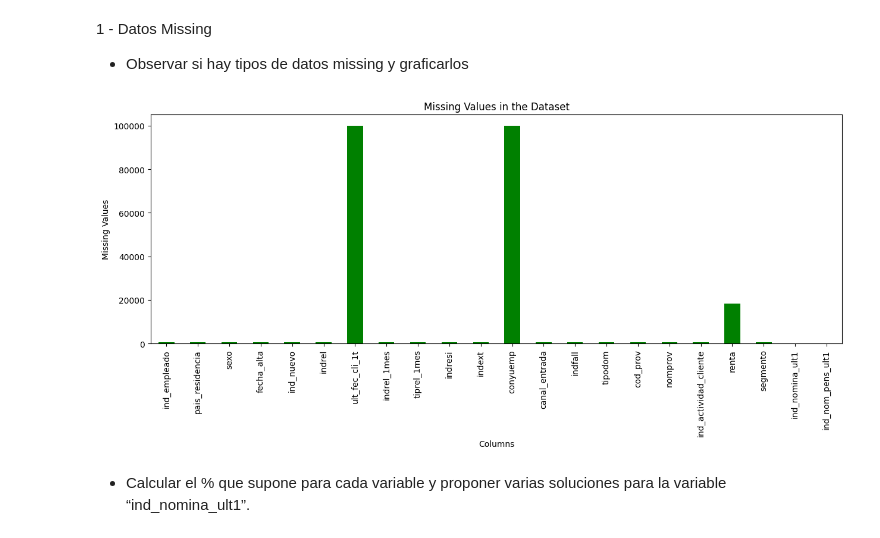
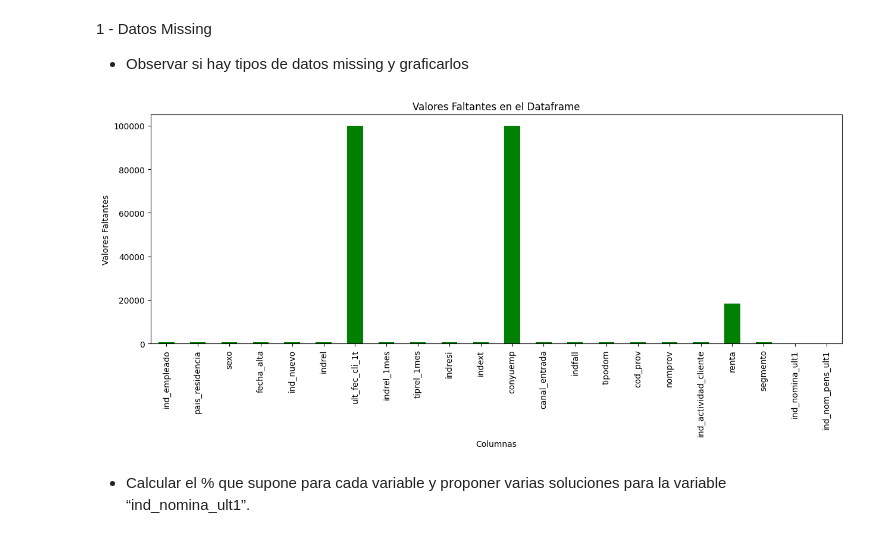
Before and after one commit to barqu3ro/python, a Jupyter notebook: Estudio/Data Science/Análisis Exploratorio/Caso Práctico/Ejercicio 2.ipynb, the cells around one changed output. Saved outputs shown, nothing was run; the diff lists cells and outputs as text; code cells hidden in the pictures.

```diff
--- a/Estudio/Data Science/Análisis Exploratorio/Caso Práctico/Ejercicio 2.ipynb
+++ b/Estudio/Data Science/Análisis Exploratorio/Caso Práctico/Ejercicio 2.ipynb
@@ -32,16 +32,16 @@ c:\git\Python\python\Estudio\Data Science\Análisis Exploratorio\Caso Práctico
 # %%
 
 from matplotlib import pyplot as plt
 
 missing_values = df_santander.isnull().sum()
 # Plot the missing values
 missing_values[missing_values > 0].plot(kind='bar', color='green', figsize=(15, 5))
-plt.xlabel('Columns')
-plt.ylabel('Missing Values')
-plt.title('Missing Values in the Dataset')
+plt.xlabel('Columnas')
+plt.ylabel('Valores Faltantes')
+plt.title('Valores Faltantes en el Dataframe')
 plt.show()
 # %% [output]
-[figure, old version]
+[figure, new version]
 # %% [markdown]
 - Calcular el % que supone para cada variable y proponer varias soluciones para la variable “ind_nomina_ult1”.
 # %%
```
Also changed, not shown: parts of 6 cells of this notebook.
